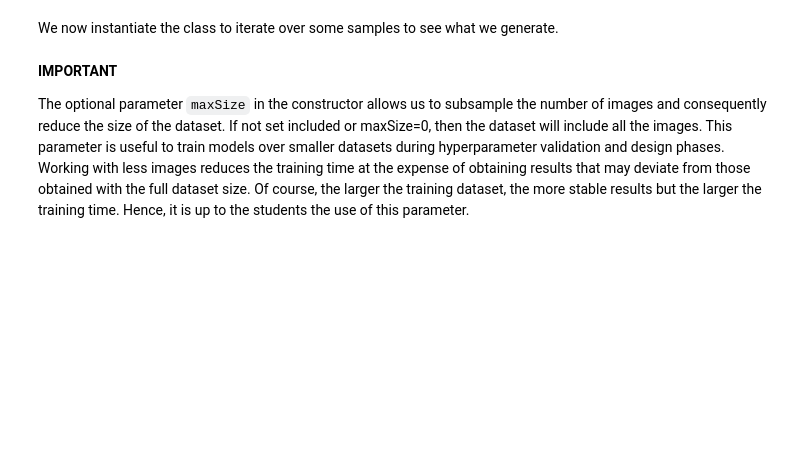
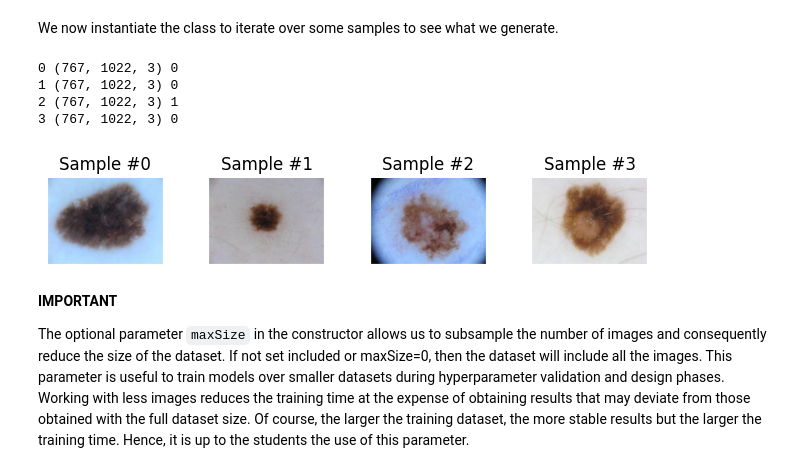
Before and after one commit to alzuaz/Audio-and-Image-Processing, a Jupyter notebook: lab4/LS4_AVCV_Melanomas.ipynb, the cells around one changed output. Saved outputs shown, nothing was run; the diff lists cells and outputs as text; code cells hidden in the pictures; blank space fills up the shorter version.

```diff
--- a/lab4/LS4_AVCV_Melanomas.ipynb
+++ b/lab4/LS4_AVCV_Melanomas.ipynb
@@ -194,24 +202,30 @@ class DermoscopyDataset(Dataset):
 # %% [markdown]
 We now instantiate the class to iterate over some samples to see what we generate.
 # %%
-train_dataset = DermoscopyDataset(csv_file='data/dermoscopyDBtrain.csv',
-                                    root_dir='data')
+train_dataset = DermoscopyDataset(csv_file='data/LS4_AVCV_DB/dermoscopyDBtrain.csv',
+                                    root_dir='data/LS4_AVCV_DB')
 
 fig = plt.figure()
 
 for i in range(len(train_dataset)):
     sample = train_dataset[i]
     print(i, sample['image'].shape, sample['label'])
 
     ax = plt.subplot(1, 4, i + 1)
     plt.tight_layout()
     ax.set_title('Sample #{}'.format(i))
     ax.axis('off')
     plt.imshow(sample['image'])
 
     if i == 3:
         plt.show()
         break
+# %% [output]
+0 (767, 1022, 3) 0
+1 (767, 1022, 3) 0
+2 (767, 1022, 3) 1
+3 (767, 1022, 3) 0
+[figure, added]
 # %% [markdown]
 **IMPORTANT**
 
```
Also changed, not shown: parts of 7 cells of this notebook.
